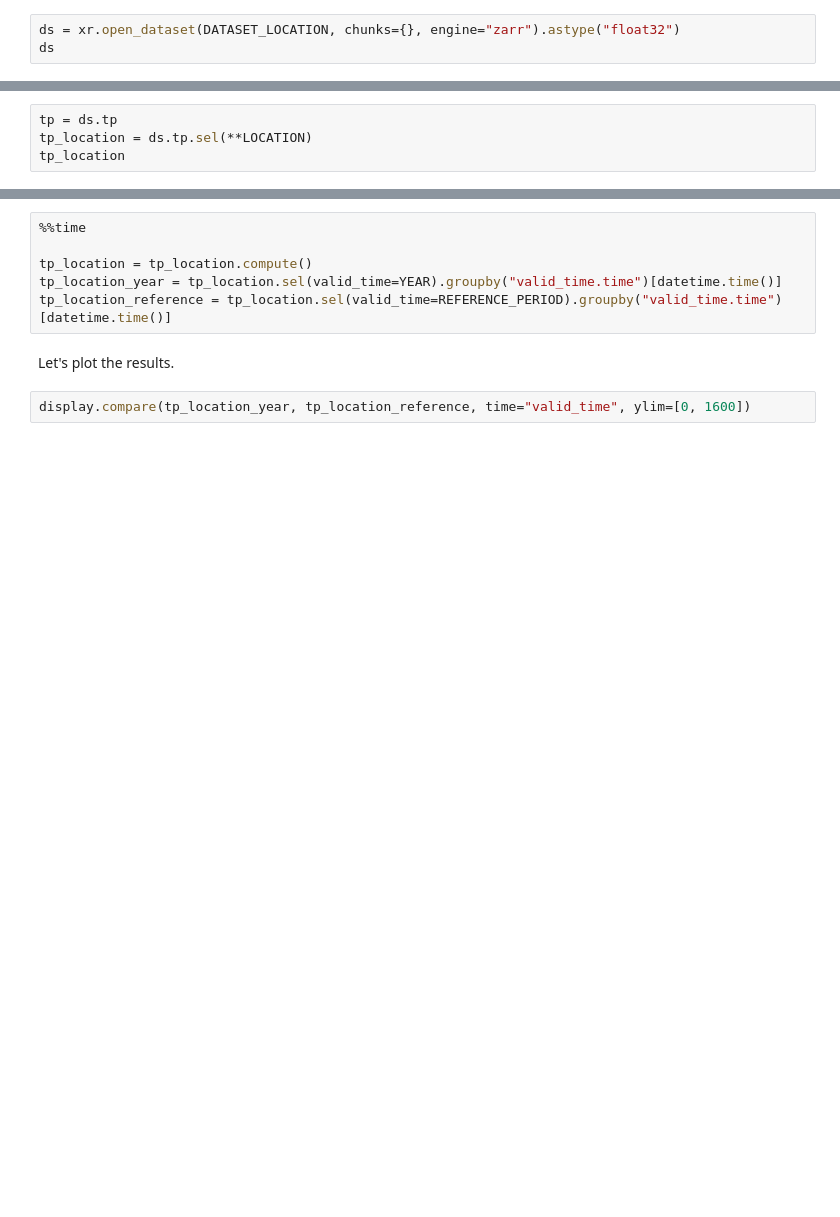
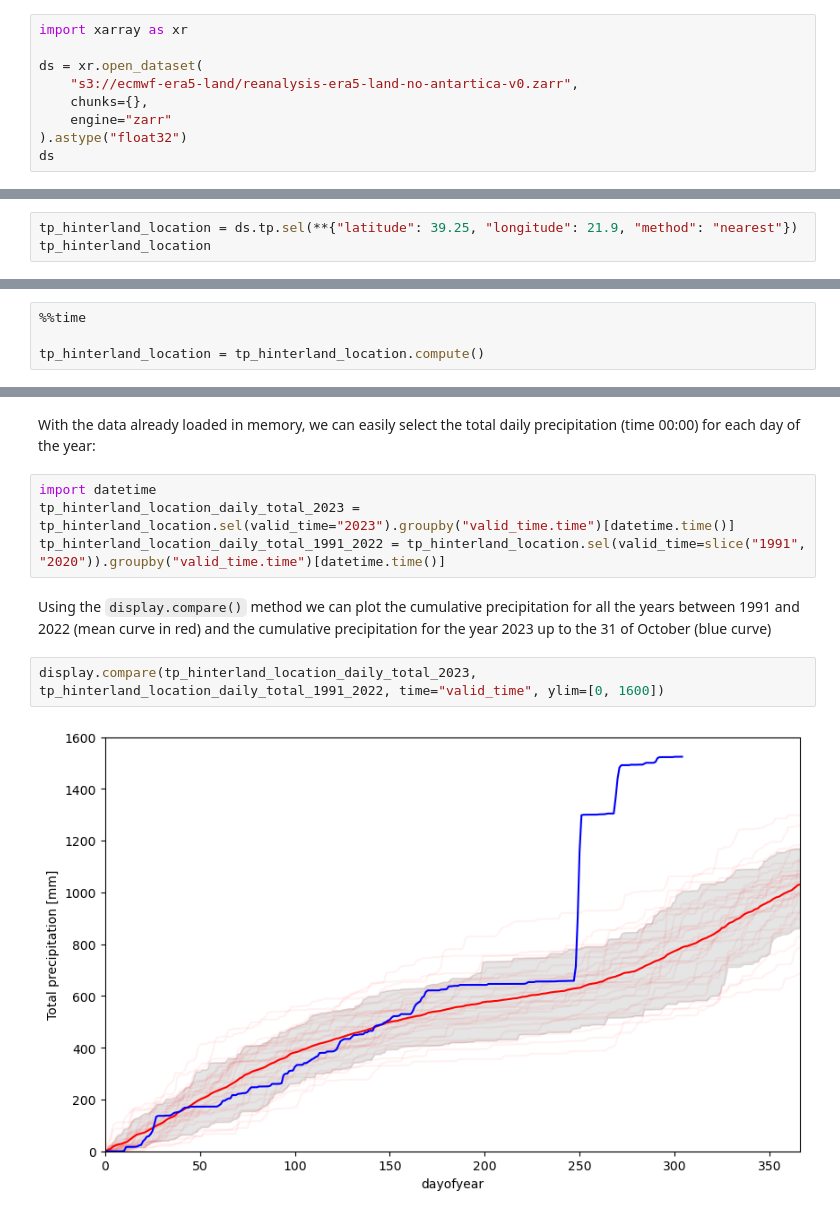
Before and after one commit to bopen/earthdatahub-notebooks, a Jupyter notebook: use-cases/floods-precipitation-anomaly.ipynb, the cells around one changed output, grey strips where cells are left out. Cells and saved outputs as stored; diff of their text form; blank space fills up the shorter version.

```diff
--- a/use-cases/floods-precipitation-anomaly.ipynb
+++ b/use-cases/floods-precipitation-anomaly.ipynb
@@ -55,3 +26,9 @@ It is worth noticing that, in the first operation, only the information necessar
 # %%
-ds = xr.open_dataset(DATASET_LOCATION, chunks={}, engine="zarr").astype("float32")
+import xarray as xr
+
+ds = xr.open_dataset(
+    "s3://ecmwf-era5-land/reanalysis-era5-land-no-antartica-v0.zarr",
+    chunks={},
+    engine="zarr"
+).astype("float32")
 ds
@@ -133,4 +359,3 @@ The same considerations done before apply here.
 # %%
-tp = ds.tp
-tp_location = ds.tp.sel(**LOCATION)
-tp_location
+tp_hinterland_location = ds.tp.sel(**{"latitude": 39.25, "longitude": 21.9, "method": "nearest"})
+tp_hinterland_location
@@ -136,0 +388,4 @@ tp_location
+# %%
+%%time
+
+tp_hinterland_location = tp_hinterland_location.compute()
@@ -137,10 +395,12 @@ tp_location
+# %% [markdown]
+With the data already loaded in memory, we can easily select the total daily precipitation (time 00:00) for each  day of the year:
 # %%
-%%time
-
-tp_location = tp_location.compute()
-tp_location_year = tp_location.sel(valid_time=YEAR).groupby("valid_time.time")[datetime.time()]
-tp_location_reference = tp_location.sel(valid_time=REFERENCE_PERIOD).groupby("valid_time.time")[datetime.time()]
+import datetime
+tp_hinterland_location_daily_total_2023 = tp_hinterland_location.sel(valid_time="2023").groupby("valid_time.time")[datetime.time()]
+tp_hinterland_location_daily_total_1991_2022 = tp_hinterland_location.sel(valid_time=slice("1991", "2020")).groupby("valid_time.time")[datetime.time()]
 # %% [markdown]
-Let's plot the results.
+Using the `display.compare()` method we can plot the cumulative precipitation for all the years between 1991 and 2022 (mean curve in red) and the cumulative precipitation for the year 2023 up to the 31 of October (blue curve)
 # %%
-display.compare(tp_location_year, tp_location_reference, time="valid_time", ylim=[0, 1600])
+display.compare(tp_hinterland_location_daily_total_2023, tp_hinterland_location_daily_total_1991_2022, time="valid_time", ylim=[0, 1600])
+# %% [output]
+[figure, added]
```
Also changed, not shown: parts of 38 cells of this notebook, 1 other file.
